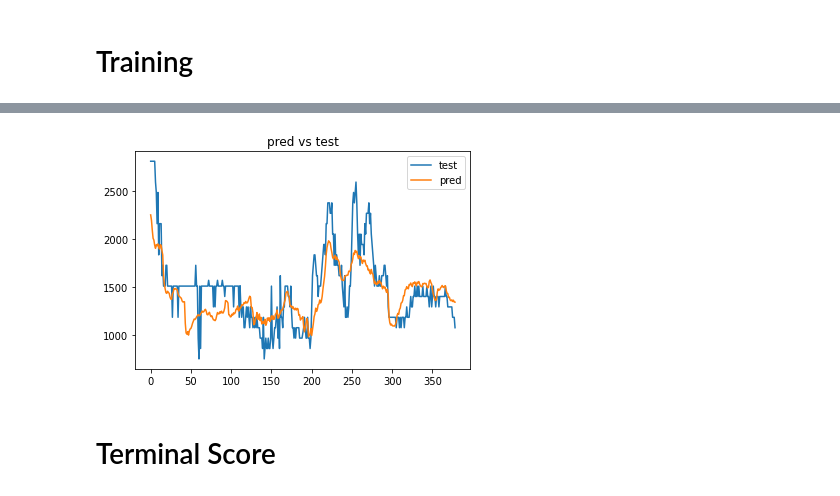
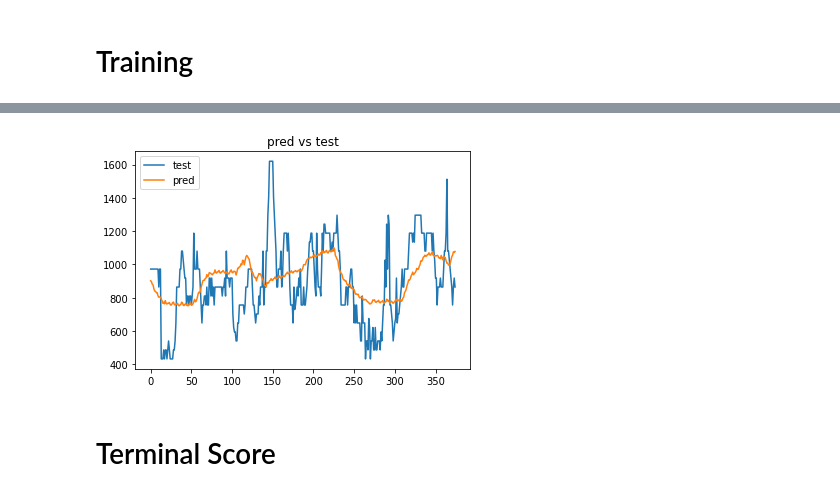
Before and after one commit to oh-yu/vegetable-price-prediction, a Jupyter notebook: 1_variable_rnn.ipynb, the cells around one changed output, grey strips where cells are left out. Drawn from its saved outputs; the diff is of its cells as text; code cells hidden in the pictures.

```diff
--- a/1_variable_rnn.ipynb
+++ b/1_variable_rnn.ipynb
@@ -7,7 +7,7 @@ import utils
 # %% [markdown]
 # Load Data
 # %%
-target_vegetable = "トマト"
+target_vegetable = "だいこん"
 train_size = 4000
 # %%
 train = pd.read_csv("./data/train.csv")
@@ -58,7 +58,7 @@ early stop at: 0.3939427137374878
 # %%
-utils.plot_prediction(pred_y, test, ss)
+utils.plot_prediction(pred_y, test_y, ss)
 # %% [output]
-[figure, old version]
+[figure, new version]
 # %% [markdown]
 # Terminal Score
 # %%
```
Also changed, not shown: parts of 1 cell of this notebook, 1 other file.
